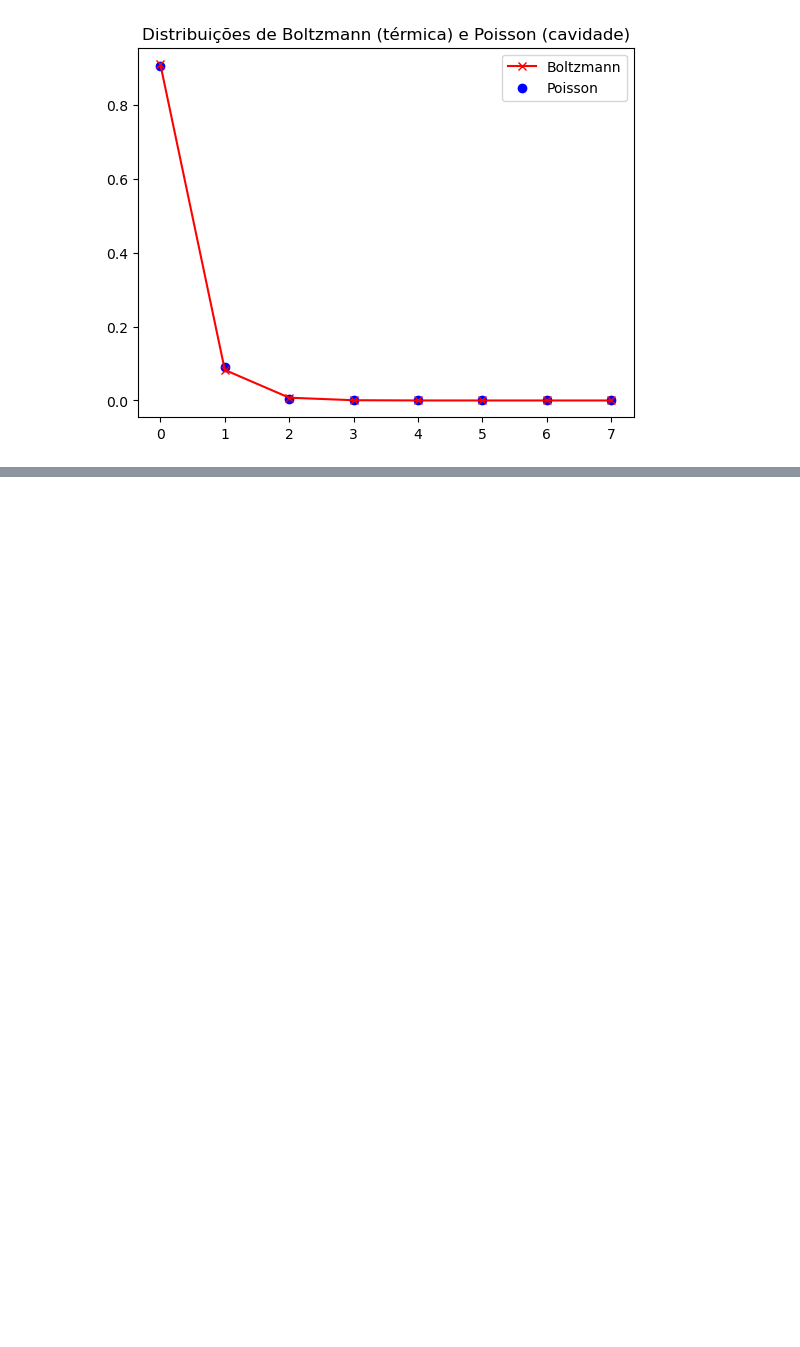
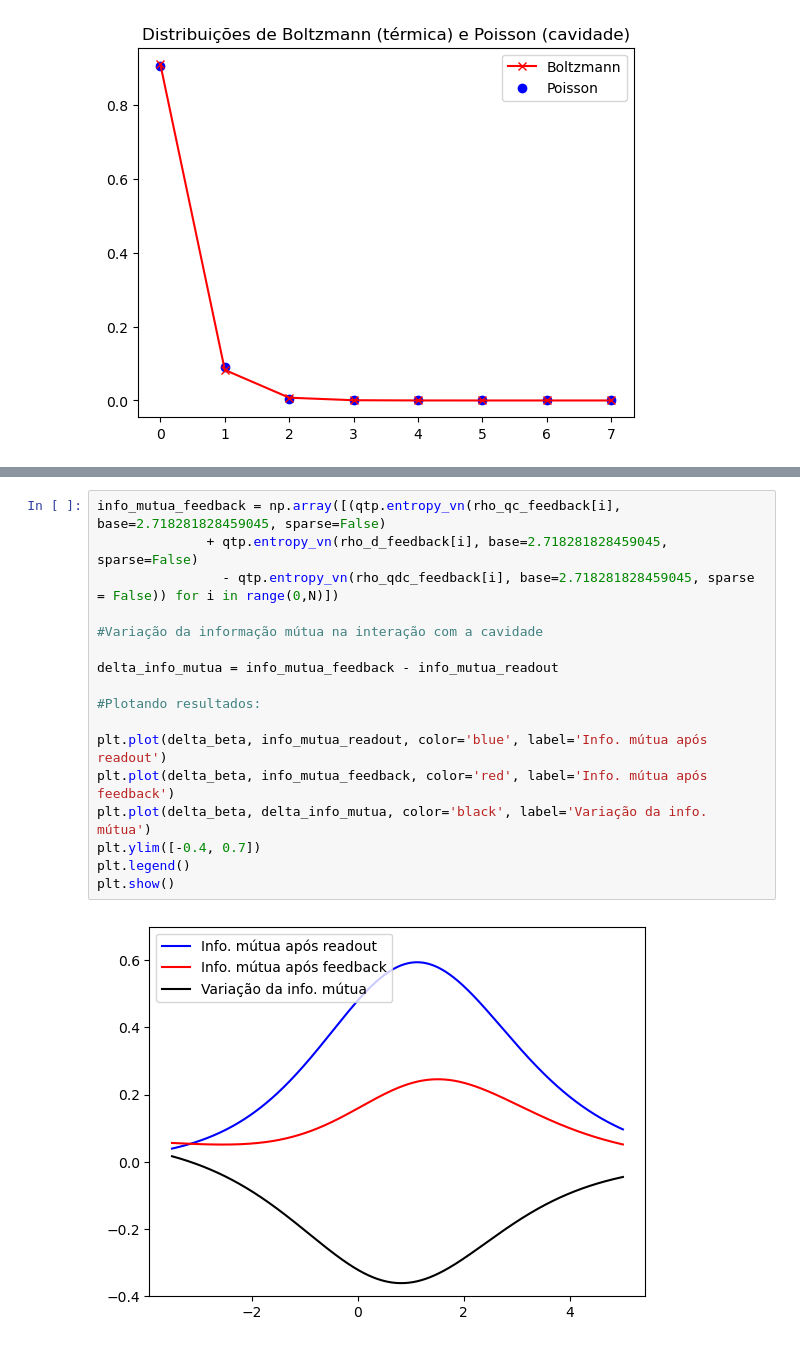
Before and after one commit to victoormsales/Maxwells_Demon, a Jupyter notebook: Notebooks/QuTip.ipynb, the cells around one changed output, grey strips where cells are left out. Drawn from its saved outputs; the diff is of its cells as text; blank space fills up the shorter version.

```diff
--- a/Notebooks/QuTip.ipynb
+++ b/Notebooks/QuTip.ipynb
@@ -135,0 +266,19 @@ plt.show()
+# %%
+info_mutua_feedback = np.array([(qtp.entropy_vn(rho_qc_feedback[i], base=2.718281828459045, sparse=False)
+              + qtp.entropy_vn(rho_d_feedback[i], base=2.718281828459045, sparse=False)
+                - qtp.entropy_vn(rho_qdc_feedback[i], base=2.718281828459045, sparse = False)) for i in range(0,N)])
+
+#Variação da informação mútua na interação com a cavidade
+
+delta_info_mutua = info_mutua_feedback - info_mutua_readout
+
+#Plotando resultados:
+
+plt.plot(delta_beta, info_mutua_readout, color='blue', label='Info. mútua após readout')
+plt.plot(delta_beta, info_mutua_feedback, color='red', label='Info. mútua após feedback')
+plt.plot(delta_beta, delta_info_mutua, color='black', label='Variação da info. mútua')
+plt.ylim([-0.4, 0.7])
+plt.legend()
+plt.show()
+# %% [output]
+[figure, added]
```
Also changed, not shown: parts of 8 cells of this notebook.
